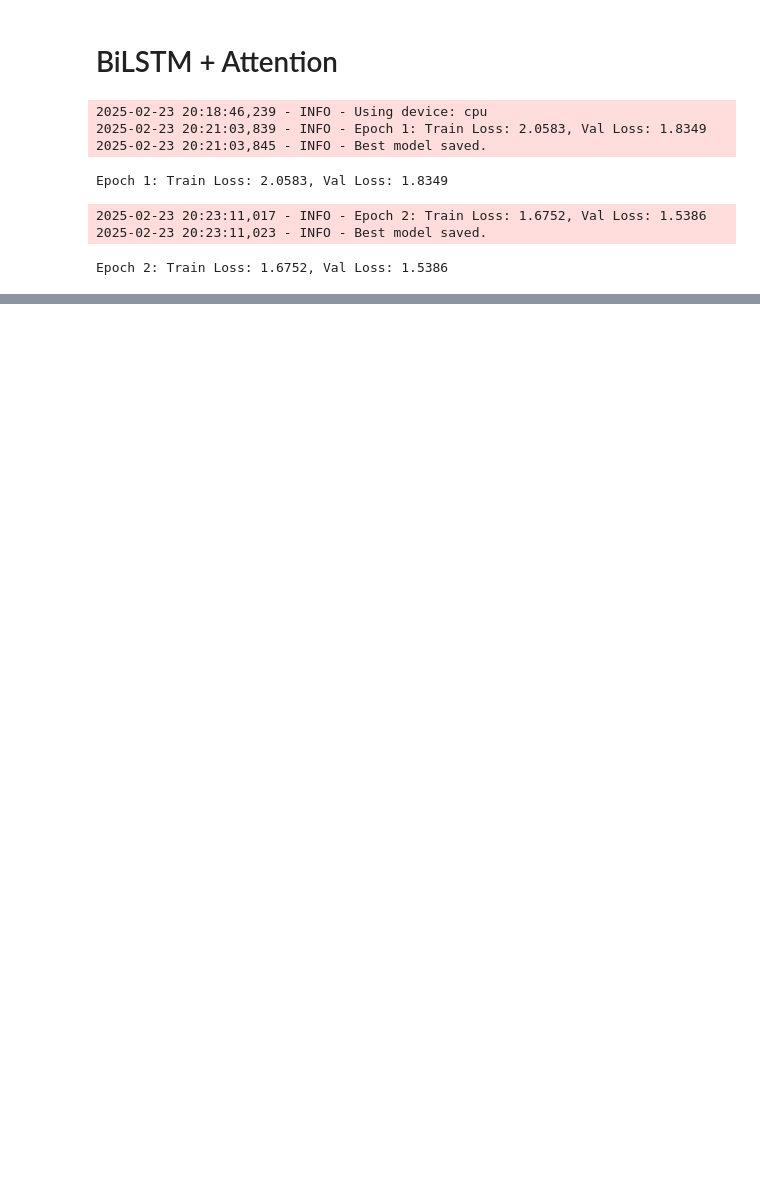
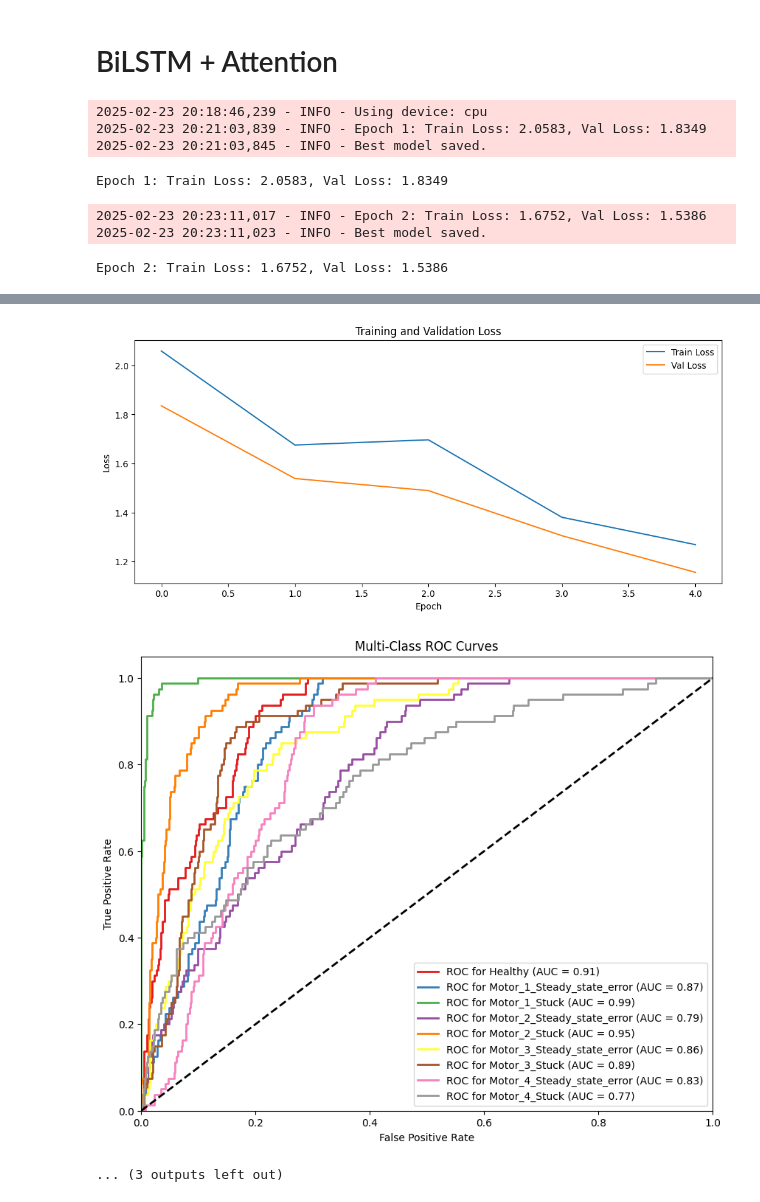
Before and after one commit to JPFuquenPaez/dtr_digital_model_simulink, a Jupyter notebook: ml_diagnostic_models/Master_training.ipynb, the cells around one changed output, grey strips where cells are left out. Saved outputs shown, nothing was run; the diff lists cells and outputs as text; code cells hidden in the pictures; blank space fills up the shorter version.

```diff
--- a/ml_diagnostic_models/Master_training.ipynb
+++ b/ml_diagnostic_models/Master_training.ipynb
@@ -1257,27 +1267,11 @@ KeyboardInterrupt:
 # %% [markdown]
 # BiLSTM + Attention
 # %%
-import logging
-import numpy as np
-import torch
-import torch.nn as nn
-import torch.optim as optim
-from torch.utils.data import TensorDataset, DataLoader
-from sklearn.preprocessing import StandardScaler, OneHotEncoder
-from sklearn.model_selection import train_test_split
-from sklearn.metrics import roc_curve, auc, confusion_matrix, classification_report, f1_score
-import matplotlib.pyplot as plt
-import seaborn as sns
-
-# ---------------------------
-# Data Preparation & Logging
-# ---------------------------
 logging.basicConfig(level=logging.INFO, format='%(asctime)s - %(levelname)s - %(message)s')
 device = torch.device("cpu")  # Using CPU for this example; change to 'cuda' if GPU is available
 logging.info(f"Using device: {device}")
 
-# Assume df is already loaded and contains 'Target' and 'Timestamps' columns
-# Define features and target
+
 X = df.drop(columns=['Target', 'Timestamps'])
 y = df['Target']
 timestamps = df['Timestamps']
@@ -1286,9 +1280,7 @@ timestamps = df['Timestamps']
 scaler = StandardScaler()
 X_scaled = scaler.fit_transform(X)
 
-# ----------------------------
-# Group Data into Sequences
-# ----------------------------
+
 sequences = []
 current_sequence = []
 current_labels = []
@@ -1322,9 +1314,7 @@ y_padded = np.array(padded_labels)
 # For simplicity, we use the first label of each sequence as the label for that sequence
 y_padded_flat = y_padded[:, 0]
 
-# --------------------------
-# Split and Encode the Data
-# --------------------------
+
 training_ratio = 0.8
 X_train, X_test, y_train, y_test = train_test_split(
     X_padded, y_padded_flat, test_size=(1 - training_ratio), stratify=y_padded_flat
@@ -1344,15 +1334,12 @@ y_train_tensor = torch.tensor(y_train_encoded, dtype=torch.float32).to(device)
 X_test_tensor = torch.tensor(X_test, dtype=torch.float32).to(device)
 y_test_tensor = torch.tensor(y_test_encoded, dtype=torch.float32).to(device)
 
-# Create DataLoaders
 train_dataset = TensorDataset(X_train_tensor, y_train_tensor)
 train_loader = DataLoader(train_dataset, batch_size=32, shuffle=True)
 test_dataset = TensorDataset(X_test_tensor, y_test_tensor)
 test_loader = DataLoader(test_dataset, batch_size=32, shuffle=False)
 
-# ---------------------------------------------------
-# Define the Improved Model: BiLSTM with Attention
-# ---------------------------------------------------
+
 class BiLSTMAttentionClassifier(nn.Module):
     def __init__(self, input_size, hidden_size, output_size, num_layers=2, dropout=0.2):
         super(BiLSTMAttentionClassifier, self).__init__()
@@ -1381,11 +1368,9 @@ class BiLSTMAttentionClassifier(nn.Module):
         output = self.fc(attn_applied)
         return output
 
-# -----------------------------
-# Hyperparameters & Model Setup
-# -----------------------------
+
 input_size = num_features
-hidden_size = 200
+hidden_size = 100
 output_size = y_train_encoded.shape[1]
 num_epochs = 5
 learning_rate = 0.001
@@ -1395,9 +1380,7 @@ model = BiLSTMAttentionClassifier(input_size, hidden_size, output_size).to(devic
 criterion = nn.CrossEntropyLoss()
 optimizer = optim.Adam(model.parameters(), lr=learning_rate)
 
-# ----------------------------------
-# Training Loop with Early Stopping
-# ----------------------------------
+
 history = {'train_loss': [], 'val_loss': []}
 best_loss = float('inf')
 epochs_no_improve = 0
@@ -1445,9 +1428,7 @@ for epoch in range(num_epochs):
         logging.info("Early stopping triggered.")
         break
 
-# -----------------------
-# Plot Training Curves
-# -----------------------
+
 plt.figure(figsize=(12, 5))
 plt.plot(history['train_loss'], label='Train Loss')
 plt.plot(history['val_loss'], label='Val Loss')
@@ -1457,9 +1438,7 @@ plt.legend()
 plt.title("Training and Validation Loss")
 plt.show()
 
-# -------------------------
-# Model Evaluation Section
-# -------------------------
+
 model.eval()
 with torch.no_grad():
     y_pred = model(X_test_tensor)
@@ -1518,0 +1507,3 @@ Epoch 2: Train Loss: 1.6752, Val Loss: 1.5386
+[figure, added]
+[figure, added]
+... (3 outputs left out)
```
Also changed, not shown: parts of 5 cells of this notebook.
